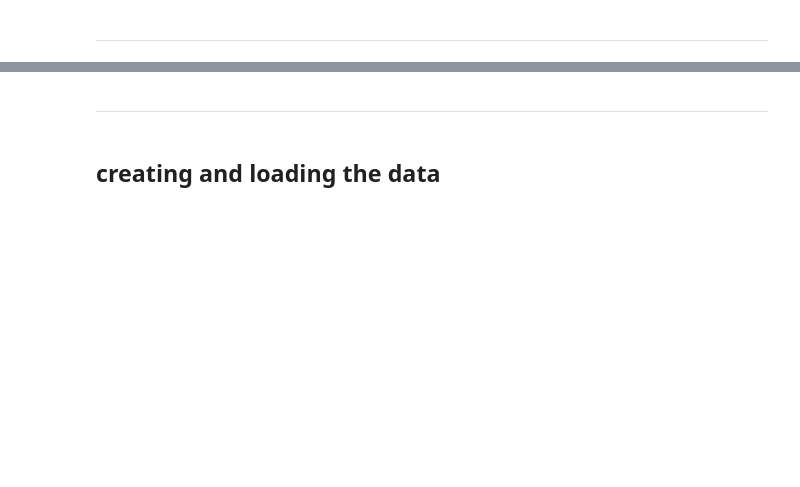
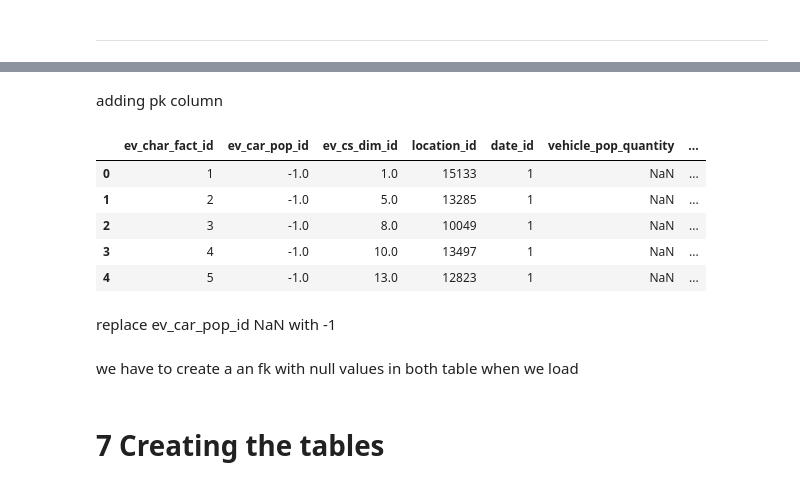
Before and after one commit to hicranA/partsUnlimitedDW, a Jupyter notebook: etl_ev_car_population.ipynb, the cells around one changed output, grey strips where cells are left out. Drawn from its saved outputs; the diff is of its cells as text; code cells hidden in the pictures; blank space fills up the shorter version.

Commit message:
ready to load

```diff
--- a/etl_ev_car_population.ipynb
+++ b/etl_ev_car_population.ipynb
@@ -624,3 +695,5 @@ np.unique(result[['Latitude', 'Longitude','City', 'State', 'Country']].values)
+# %% [markdown]
+adding pk column
 # %%
 result =result.reset_index(drop=True)
 result['ev_char_fact_id']=  result.index+1
@@ -635,4 +700,15 @@ location_df.head()
-# %% [markdown]
------------------------  --------------------------------
-# %% [markdown]
-## creating and loading the data
+# %%
+ev_charginging_facts = result.loc[:, ['ev_char_fact_id','ev_car_pop_id','ev_cs_dim_id','location_id','date_id','vehicle_pop_quantity', 'ev_cs_quantity','ev_price']]
+# %%
+ev_charginging_facts.head()
+# %% [output]
+|  | ev_char_fact_id | ev_car_pop_id | ev_cs_dim_id | location_id | date_id | vehicle_pop_quantity | ... |
+| 0 | 1 | -1.0 | 1.0 | 15133 | 1 | NaN | ... |
+| 1 | 2 | -1.0 | 5.0 | 13285 | 1 | NaN | ... |
+| 2 | 3 | -1.0 | 8.0 | 10049 | 1 | NaN | ... |
+| 3 | 4 | -1.0 | 10.0 | 13497 | 1 | NaN | ... |
+| 4 | 5 | -1.0 | 13.0 | 12823 | 1 | NaN | ... |
+# %% [markdown]
+replace ev_car_pop_id	NaN with -1
+# %% [markdown]
+we have to create a an fk with null values in both table when we load
@@ -638,0 +718,2 @@ location_df.head()
+# %% [markdown]
+# 7 Creating the tables
```
Also changed, not shown: parts of 41 cells of this notebook, 2 other files.
